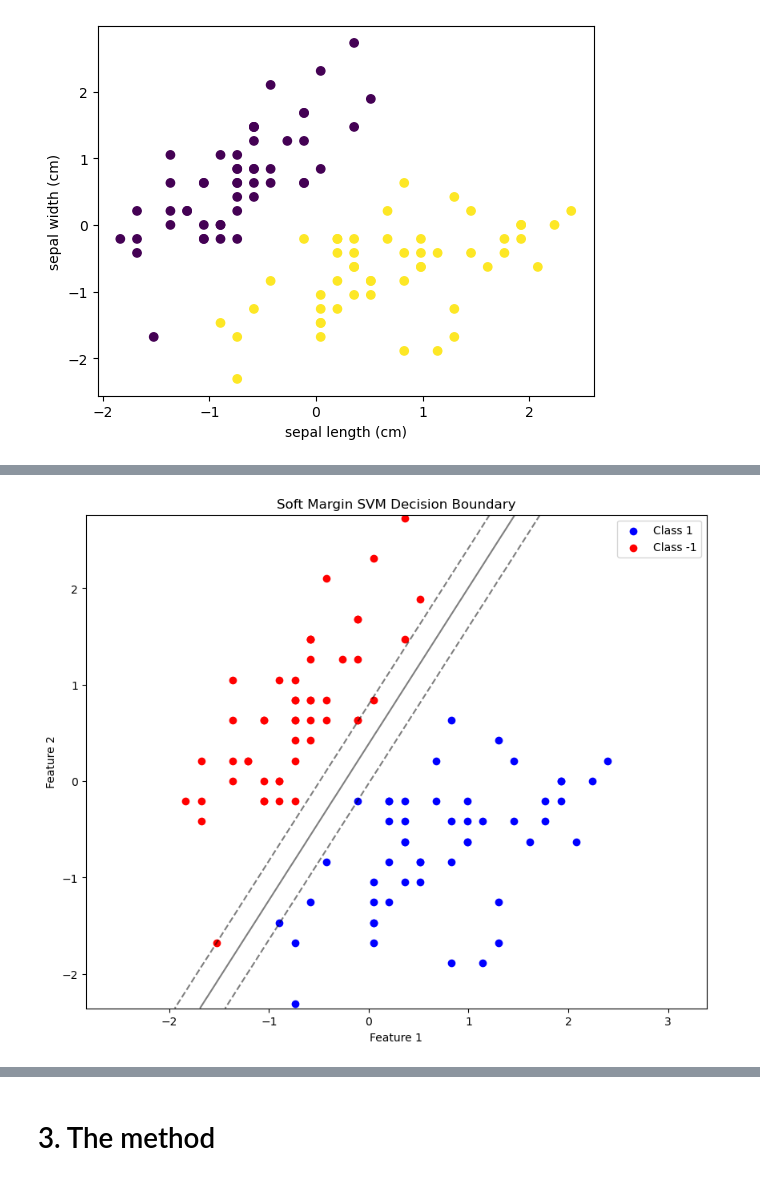
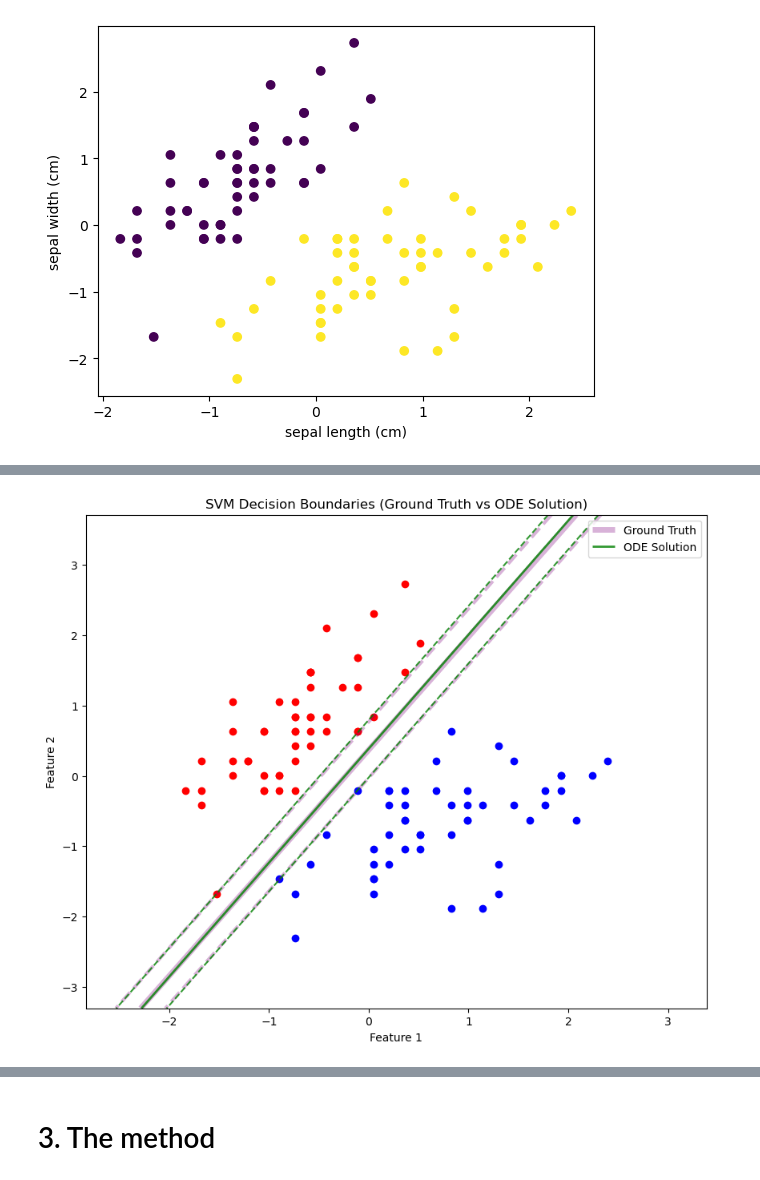
Before and after one commit to vedovati-matteo/master-thesis, a Jupyter notebook: code/svm_test/SVM_hard_2_100.ipynb, the cells around one changed output, grey strips where cells are left out. Drawn from its saved outputs; the diff is of its cells as text; code cells hidden in the pictures.

```diff
--- a/code/svm_test/SVM_hard_2_100.ipynb
+++ b/code/svm_test/SVM_hard_2_100.ipynb
@@ -139,0 +116,39 @@ Optimal b:  [0.92736812]
+# %%
+# Define the modified plotting function to plot two decision boundaries
+def plot_svm_decision_boundary_confrontation(X, y, w_1, b_1, w_2, b_2, feature_x_idx, feature_y_idx):
+    plt.figure(figsize=(10, 8))
+
+    # Plot the two classes
+    plt.scatter(X[y > 0][:, feature_x_idx], X[y > 0][:, feature_y_idx], c='b', label='Class 1')
+    plt.scatter(X[y < 0][:, feature_x_idx], X[y < 0][:, feature_y_idx], c='r', label='Class -1')
+
+    # Create mesh grid for decision boundaries
+    x_min, x_max = X[:, feature_x_idx].min() - 1, X[:, feature_x_idx].max() + 1
+    y_min, y_max = X[:, feature_y_idx].min() - 1, X[:, feature_y_idx].max() + 1
+    xx, yy = np.meshgrid(np.arange(x_min, x_max, 0.02),
+                         np.arange(y_min, y_max, 0.02))
+
+    grid = np.c_[xx.ravel(), yy.ravel()]
+
+    # First model's decision boundary (Ground Truth) in orange with highlight effect (thicker and transparent)
+    Z1 = np.dot(grid, w_1[[feature_x_idx, feature_y_idx]]) + b_1
+    Z1 = Z1.reshape(xx.shape)
+    ground_truth = plt.contour(xx, yy, Z1, colors='purple', levels=[0], alpha=0.3, linewidths=5, linestyles=['-'])
+    plt.contour(xx, yy, Z1, colors='purple', levels=[-1, 1], alpha=0.3, linewidths=3, linestyles=['--'])
+
+    # Second model's decision boundary (ODE Solution) in purple
+    Z2 = np.dot(grid, w_2[[feature_x_idx, feature_y_idx]]) + b_2
+    Z2 = Z2.reshape(xx.shape)
+    ode_solution = plt.contour(xx, yy, Z2, colors='green', levels=[0], alpha=0.8, linewidths=2, linestyles=['-'])
+    plt.contour(xx, yy, Z2, colors='green', levels=[-1, 1], alpha=0.8, linewidths=1.5, linestyles=['--'])
+
+    # Add the two main lines to the legend
+    h1, _ = ground_truth.legend_elements()
+    h2, _ = ode_solution.legend_elements()
+    plt.legend([h1[0], h2[0]], ['Ground Truth', 'ODE Solution'], loc='upper right')
+
+    # Add labels, title, and show the plot
+    plt.xlabel(f'Feature {feature_x_idx + 1}')
+    plt.ylabel(f'Feature {feature_y_idx + 1}')
+    plt.title('SVM Decision Boundaries (Ground Truth vs ODE Solution)')
+    plt.show()
@@ -285,25 +328,4 @@ MSE between the two solutions: 0.0031607001915125734
-# %%
-# Plotting
-plt.figure(figsize=(10, 8))
-plt.scatter(selected_X[selected_y > 0][:, 0], selected_X[selected_y > 0][:, 1], c='b', label='Class 1')
-plt.scatter(selected_X[selected_y < 0][:, 0], selected_X[selected_y < 0][:, 1], c='r', label='Class -1')
-
-# Plot the decision boundary
-x_min, x_max = selected_X[:, 0].min() - 1, selected_X[:, 0].max() + 1
-y_min, y_max = selected_X[:, 1].min() - 0.05, selected_X[:, 1].max() + 0.05
-xx, yy = np.meshgrid(np.arange(x_min, x_max, 0.02),
-                     np.arange(y_min, y_max, 0.02))
-Z = np.dot(np.c_[xx.ravel(), yy.ravel()], w_ode) + b_ode
-Z = Z.reshape(xx.shape)
-plt.contour(xx, yy, Z, colors='k', levels=[0], alpha=0.5, linestyles=['-'])
-
-# Plot the margins
-plt.contour(xx, yy, Z, colors='k', levels=[-1, 1], alpha=0.5, linestyles=['--'])
-
-plt.xlabel('Feature 1')
-plt.ylabel('Feature 2')
-plt.legend()
-plt.title('Soft Margin SVM Decision Boundary')
-plt.show()
-# %% [output]
-[figure, removed]
+# %%
+plot_svm_decision_boundary_confrontation(selected_X, selected_y, w_op, b_op, w_ode, b_ode, 0, 1)
+# %% [output]
+[figure, added]
```
Also changed, not shown: parts of 9 cells of this notebook, 5 other files.
